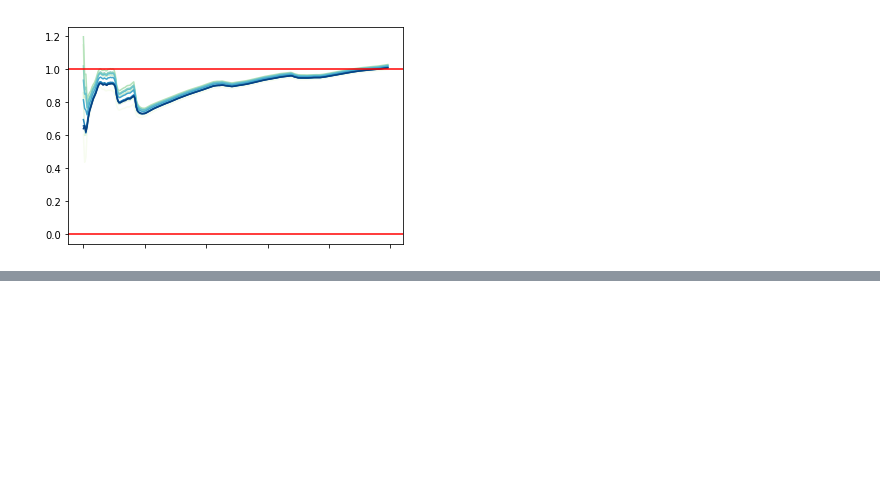
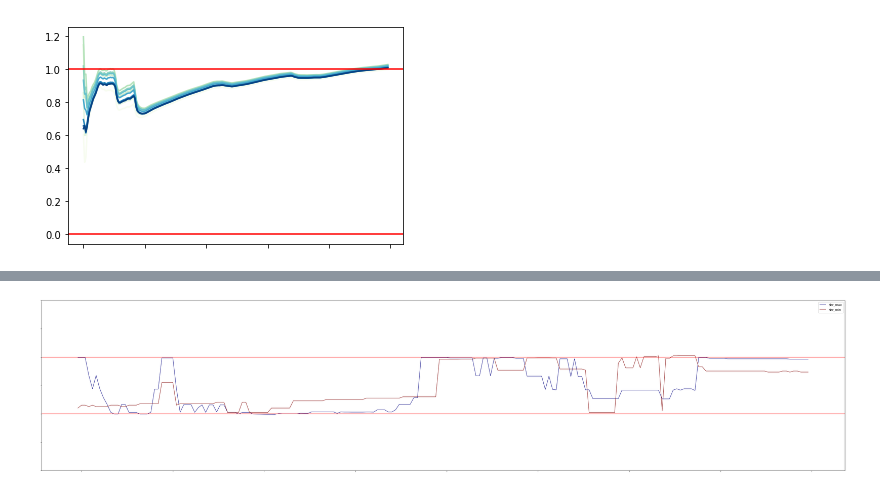
Before and after one commit to bsdo64/BSTrade_init, a Jupyter notebook: Untitled.ipynb, the cells around one changed output, grey strips where cells are left out. Cells and saved outputs as stored; diff of their text form; code cells hidden in the pictures; blank space fills up the shorter version.

```diff
--- a/Untitled.ipynb
+++ b/Untitled.ipynb
@@ -443,0 +478,67 @@ bbr.tail()
+# %%
+def minute(m):
+    return m * 20
+# make_bbr(minute(10))
+# make_bbr(minute(15))
+# make_bbr(minute(30))
+# make_bbr(minute(45))
+# make_bbr(minute(60))
+# make_bbr(minute(90))
+# make_bbr(minute(120))
+# make_bbr(minute(180))
+# make_bbr(minute(240))
+# make_bbr(minute(360))
+# make_bbr(minute(480))
+# %%
+def make_bbr(max_line=300):
+    bbr = get_bbr(range(20, max_line, 20))
+
+    bbr_max_id = bbr.T.idxmax().fillna(0).astype(int)
+    bbr_min_id = bbr.T.idxmin().fillna(0).astype(int)
+    df_bbr = pandas.DataFrame()
+    return (bbr_max_id[-start:end], bbr_min_id[-start:end])
+
+s_max, s_min = make_bbr(minute(10))
+
+ma, mi = make_bbr(minute(15))
+s_max = s_max + ma
+s_min = s_min + mi
+ma, mi = make_bbr(minute(30))
+s_max = s_max + ma
+s_min = s_min + mi
+ma, mi = make_bbr(minute(45))
+s_max = s_max + ma
+s_min = s_min + mi
+ma, mi = make_bbr(minute(60))
+s_max = s_max + ma
+s_min = s_min + mi
+ma, mi = make_bbr(minute(90))
+s_max = s_max + ma
+s_min = s_min + mi
+ma, mi = make_bbr(minute(120))
+s_max = s_max + ma
+s_min = s_min + mi
+ma, mi = make_bbr(minute(180))
+s_max = s_max + ma
+s_min = s_min + mi
+ma, mi = make_bbr(minute(240))
+s_max = s_max + ma
+s_min = s_min + mi
+ma, mi = make_bbr(minute(360))
+s_max = s_max + ma
+s_min = s_min + mi
+ma, mi = make_bbr(minute(480))
+s_max = s_max + ma
+s_min = s_min + mi
+
+y_lim = (-1, 2)
+df_bbr = pandas.DataFrame()
+df_bbr['bbr_max'] = (-s_max / (s_max.max() - s_max.min())) + 1
+df_bbr['bbr_min'] = s_min / (s_min.max() - s_min.min())
+ax = df_bbr.plot(figsize=fig_size, colormap='jet', linewidth=1, ylim=y_lim)
+ax.axhline(y=0, color='r')
+ax.axhline(y=1, color='r')
+ax.yaxis.set_major_formatter(plt.NullFormatter())
+ax.xaxis.set_major_formatter(plt.NullFormatter())
+# %% [output]
+[figure, added]
```
Also changed, not shown: parts of 16 cells of this notebook, 1 other file.
